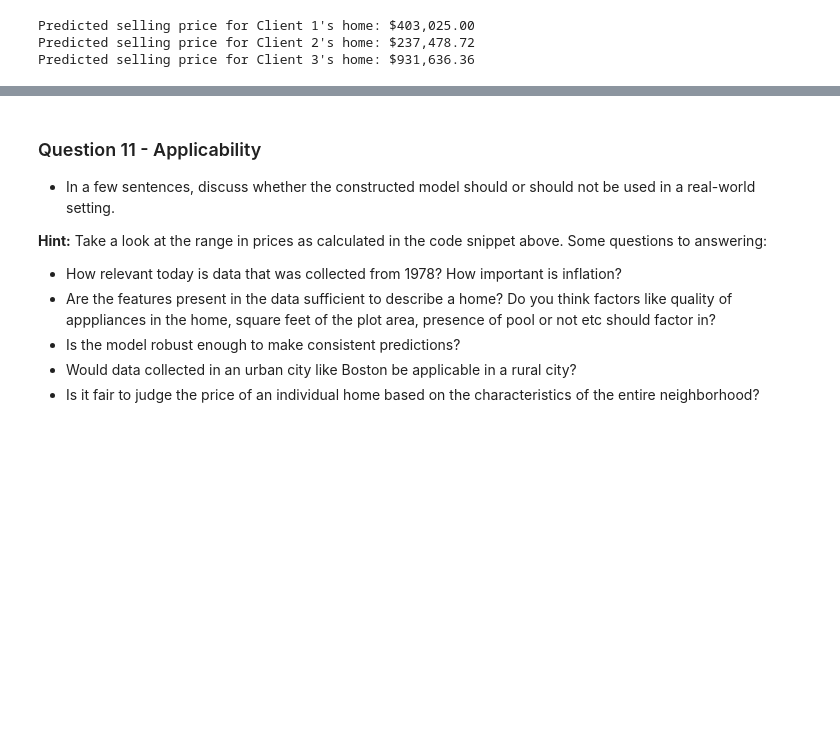
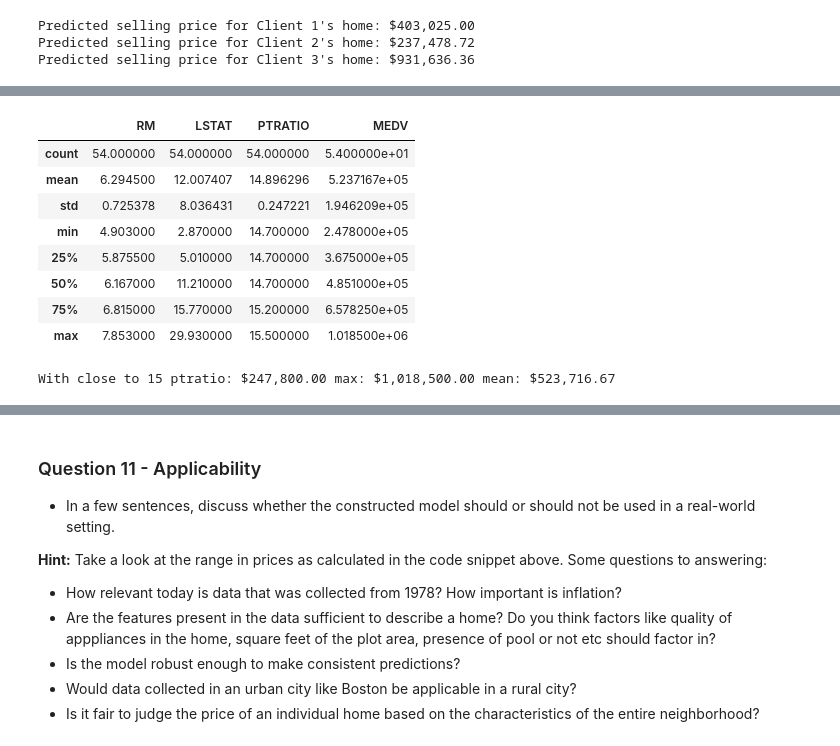
Before and after one commit to suviano/BostonHousing, a Jupyter notebook: boston_housing.ipynb, the cells around one changed output, grey strips where cells are left out. Cells and saved outputs as stored; diff of their text form; code cells hidden in the pictures; blank space fills up the shorter version.

```diff
--- a/boston_housing.ipynb
+++ b/boston_housing.ipynb
@@ -464,0 +528,19 @@ Predicted selling price for Client 3's home: $931,636.36
+# %%
+data_pration_range_15 = data[(data['PTRATIO'] >= 14) & (data['PTRATIO'] <= 15.5)]
+data_pration_range_15.describe()
+# %% [output]
+|  | RM | LSTAT | PTRATIO | MEDV |
+| count | 54.000000 | 54.000000 | 54.000000 | 5.400000e+01 |
+| mean | 6.294500 | 12.007407 | 14.896296 | 5.237167e+05 |
+| std | 0.725378 | 8.036431 | 0.247221 | 1.946209e+05 |
+| min | 4.903000 | 2.870000 | 14.700000 | 2.478000e+05 |
+| 25% | 5.875500 | 5.010000 | 14.700000 | 3.675000e+05 |
+| 50% | 6.167000 | 11.210000 | 14.700000 | 4.851000e+05 |
+| 75% | 6.815000 | 15.770000 | 15.200000 | 6.578250e+05 |
+| max | 7.853000 | 29.930000 | 15.500000 | 1.018500e+06 |
+# %%
+ptratio_around_15_array = np.array(data_pration_range_15['MEDV'])
+print('With close to 15 ptratio: ${:,.2f} max: ${:,.2f} mean: ${:,.2f}'.format(
+    np.min(ptratio_around_15_array), np.max(ptratio_around_15_array), np.mean(ptratio_around_15_array)))
+# %% [output]
+With close to 15 ptratio: $247,800.00 max: $1,018,500.00 mean: $523,716.67
```
Also changed, not shown: parts of 19 cells of this notebook, 1 other file.
